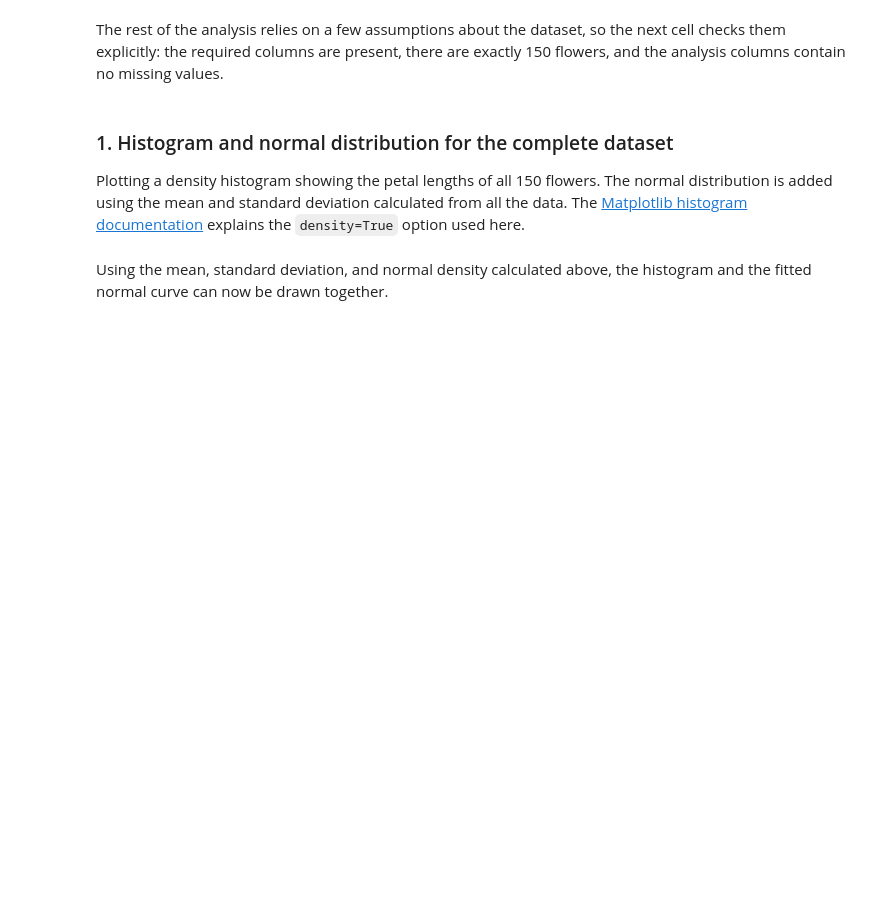
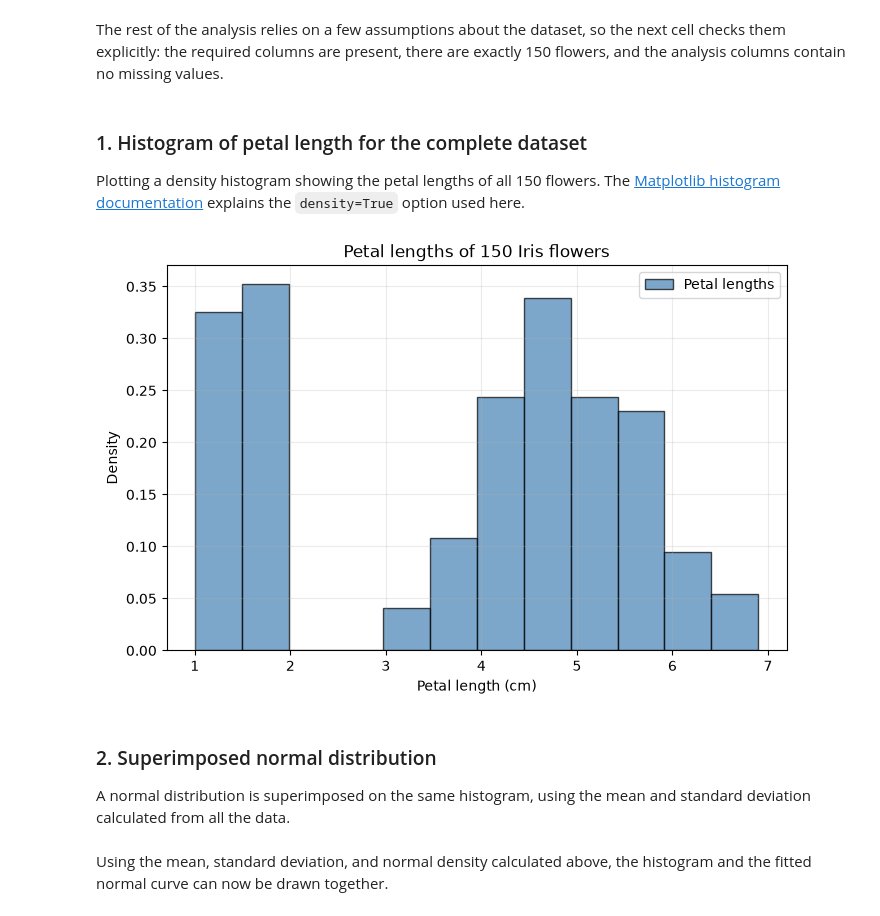
Before and after one commit to CGiardino/applied-statistics, a Jupyter notebook: problems.ipynb, the cells around one changed output. Cells and saved outputs as stored; diff of their text form; code cells hidden in the pictures; blank space fills up the shorter version.

```diff
--- a/problems.ipynb
+++ b/problems.ipynb
@@ -52,10 +52,27 @@ assert required_columns.issubset(iris.columns), "The dataset is missing a requir
 assert len(iris) == 150, f"Expected 150 flowers, found {len(iris)}."
 assert not iris[["petal_length", "petal_width", "species"]].isna().any().any(),     "The analysis columns must not contain missing values."
 # %% [markdown]
-### 1. Histogram and normal distribution for the complete dataset
+### 1. Histogram of petal length for the complete dataset
 
-Plotting a density histogram showing the petal lengths of all 150 flowers.
-The normal distribution is added using the mean and standard deviation calculated from all the data. The [Matplotlib histogram documentation](https://matplotlib.org/stable/api/_as_gen/matplotlib.pyplot.hist.html) explains the `density=True` option used here.
+Plotting a density histogram showing the petal lengths of all 150 flowers. The [Matplotlib histogram documentation](https://matplotlib.org/stable/api/_as_gen/matplotlib.pyplot.hist.html) explains the `density=True` option used here.
+# %%
+# Plot a density histogram with 12 bins
+plt.hist(iris["petal_length"], bins=12, density=True, color="steelblue", alpha=0.7, label="Petal lengths")
+# Add title
+plt.title("Petal lengths of 150 Iris flowers")
+# Add x-axis label
+plt.xlabel("Petal length (cm)")
+# Add y-axis label
+plt.ylabel("Density")
+# Add a legend
+plt.legend()
+plt.show()
+# %% [output]
+[figure, added]
+# %% [markdown]
+### 2. Superimposed normal distribution
+
+A normal distribution is superimposed on the same histogram, using the mean and standard deviation calculated from all the data.
 # %%
 # Calculate the mean and standard deviation of petal length
 mean = iris["petal_length"].mean()
```
Also changed, not shown: parts of 16 cells of this notebook.
